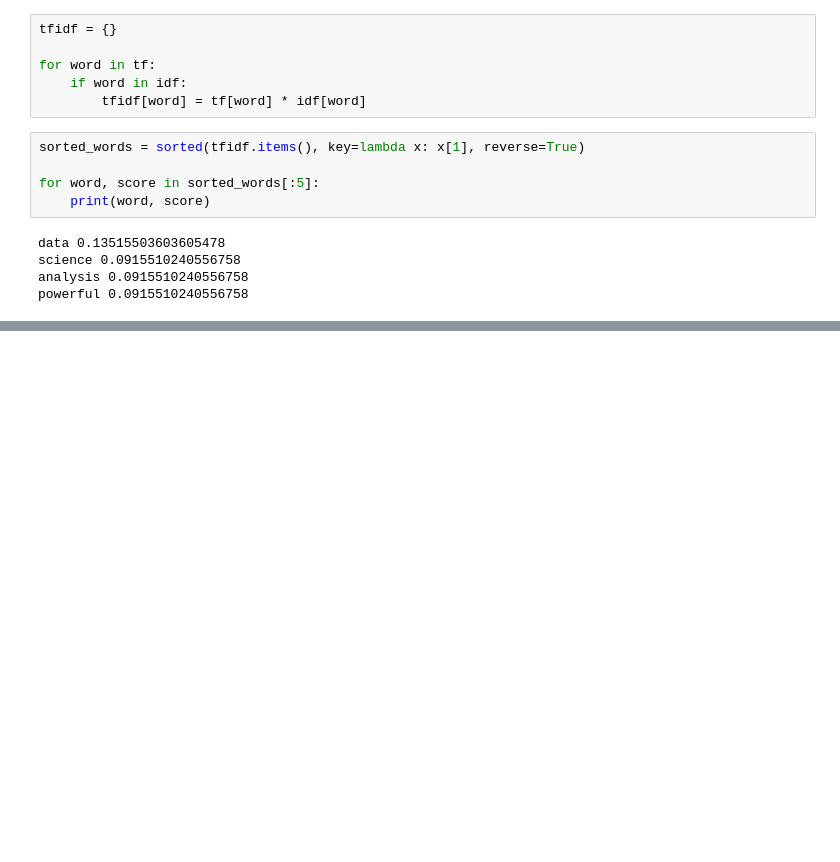
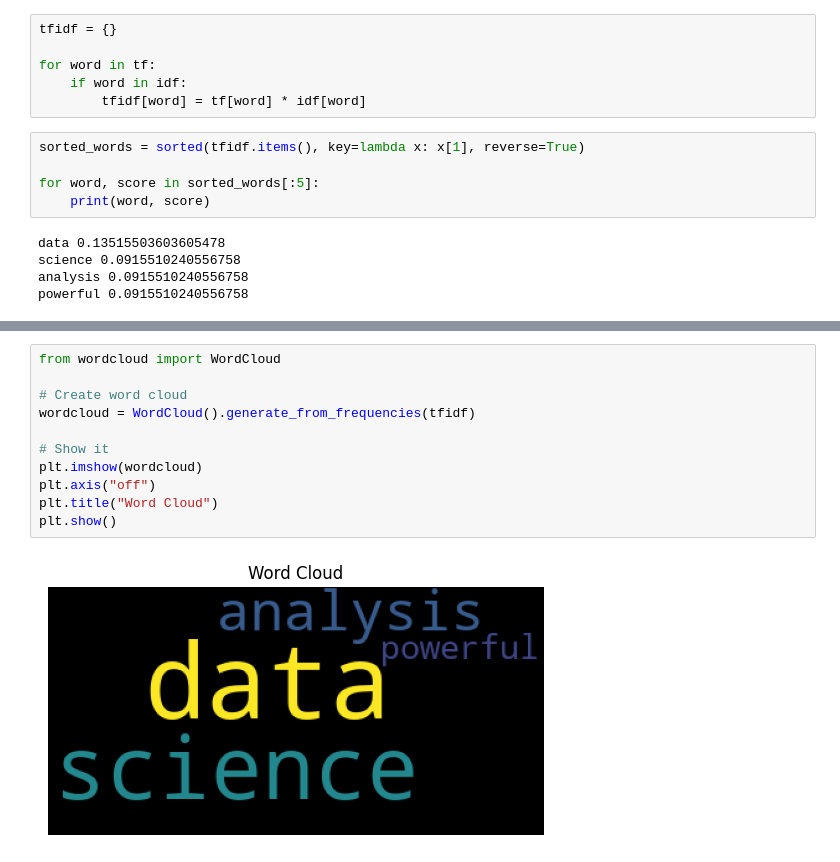
Before and after one commit to Savindi2002/data-science-journey, a Jupyter notebook: textminingproject/analysis.ipynb, the cells around one changed output, grey strips where cells are left out. Cells and saved outputs as stored; diff of their text form; blank space fills up the shorter version.

Commit message:
wordcloud

```diff
--- a/textminingproject/analysis.ipynb
+++ b/textminingproject/analysis.ipynb
@@ -152,0 +155,13 @@ plt.show()
+# %%
+from wordcloud import WordCloud
+
+# Create word cloud
+wordcloud = WordCloud().generate_from_frequencies(tfidf)
+
+# Show it
+plt.imshow(wordcloud)
+plt.axis("off")
+plt.title("Word Cloud")
+plt.show()
+# %% [output]
+[figure, added]
```
Also changed, not shown: parts of 1 cell of this notebook.
